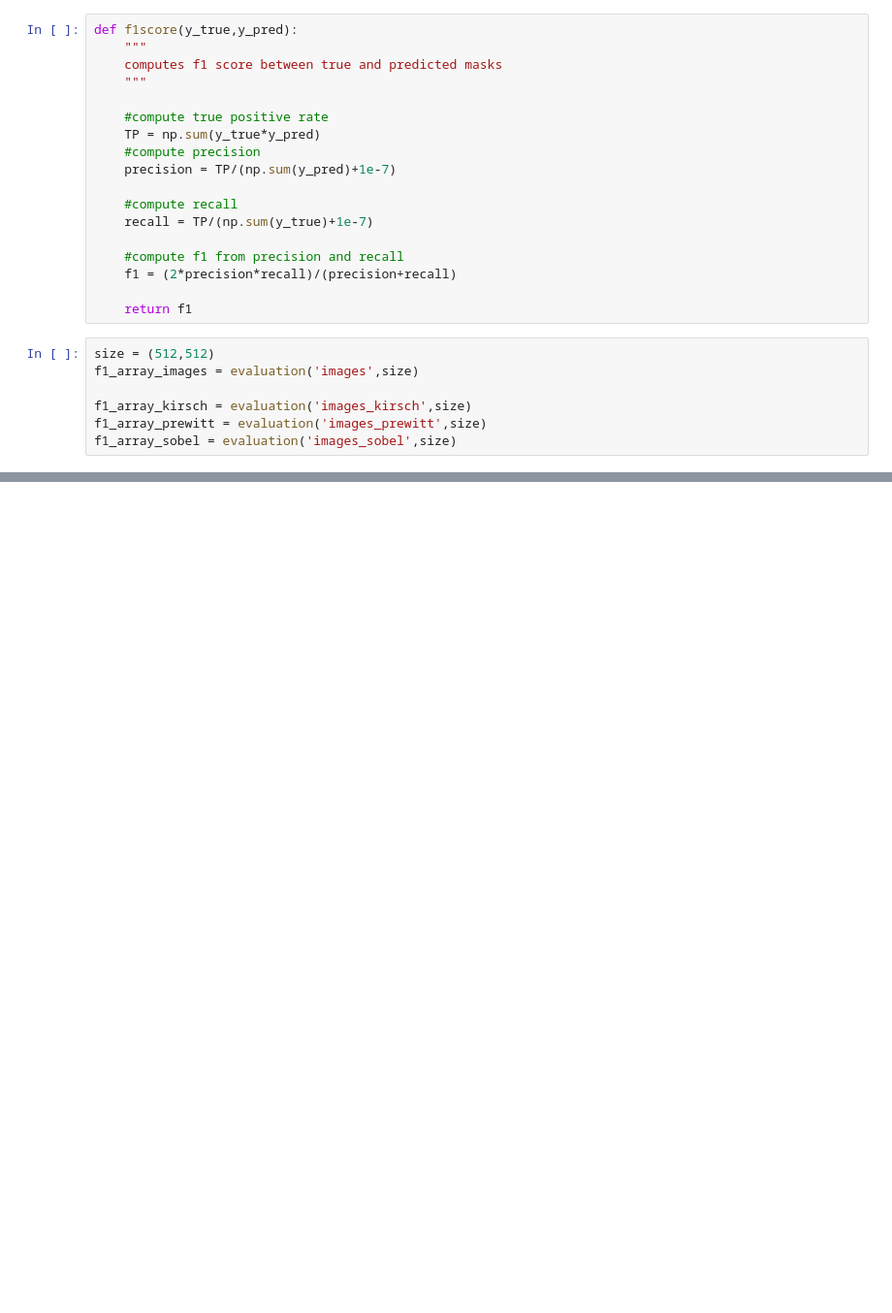
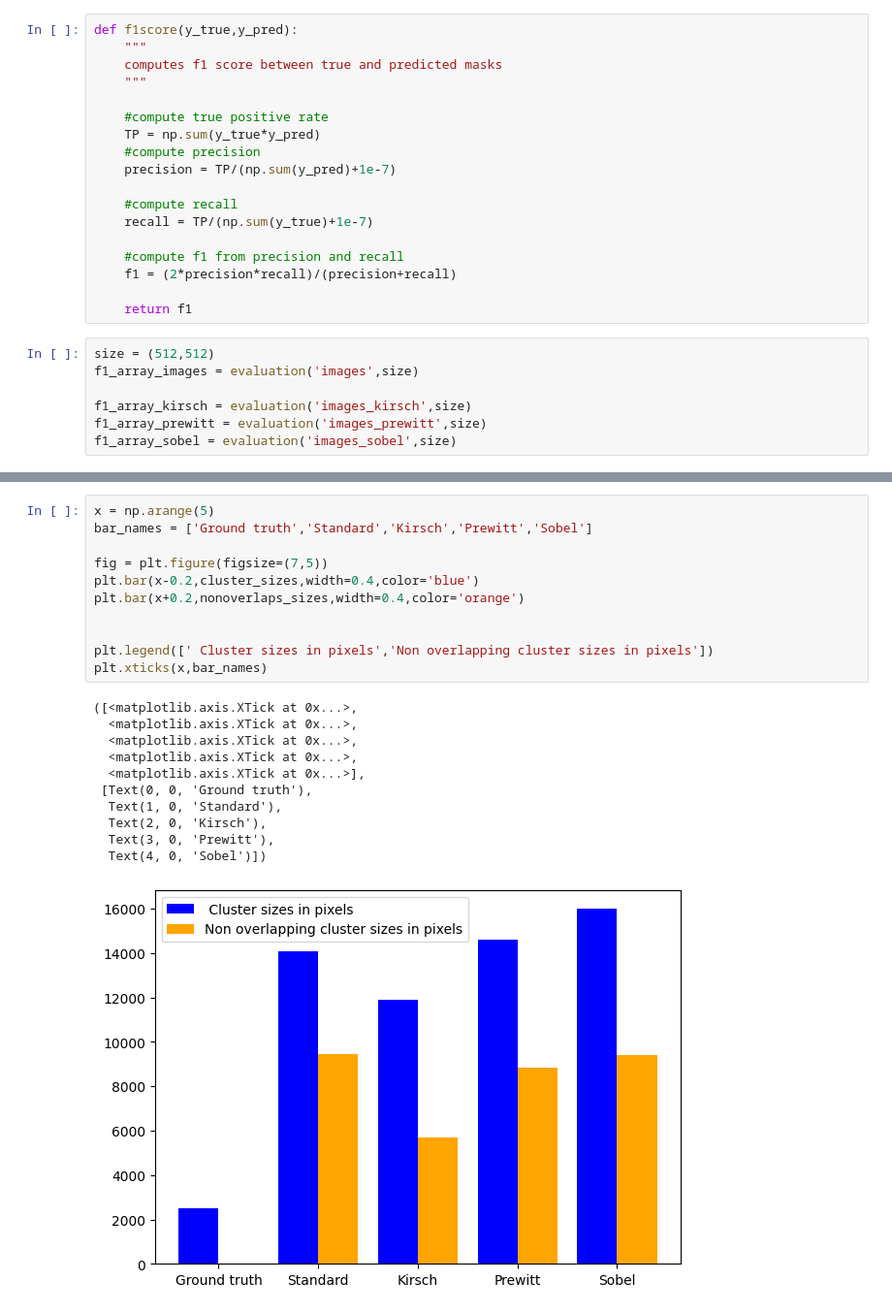
Before and after one commit to PaulZaha/CoronaryArteryDisease_v2, a Jupyter notebook: Models/Evaluation.ipynb, the cells around one changed output, grey strips where cells are left out. Shown at 97% size. Saved outputs shown, nothing was run; the diff lists cells and outputs as text; blank space fills up the shorter version.

```diff
--- a/Models/Evaluation.ipynb
+++ b/Models/Evaluation.ipynb
@@ -264,0 +163,23 @@ print(f1_array_sobel[max_sobel[:30]])
+# %%
+x = np.arange(5)
+bar_names = ['Ground truth','Standard','Kirsch','Prewitt','Sobel']
+
+fig = plt.figure(figsize=(7,5))
+plt.bar(x-0.2,cluster_sizes,width=0.4,color='blue')
+plt.bar(x+0.2,nonoverlaps_sizes,width=0.4,color='orange')
+
+
+plt.legend([' Cluster sizes in pixels','Non overlapping cluster sizes in pixels'])
+plt.xticks(x,bar_names)
+# %% [output]
+([<matplotlib.axis.XTick at 0x...>,
+  <matplotlib.axis.XTick at 0x...>,
+  <matplotlib.axis.XTick at 0x...>,
+  <matplotlib.axis.XTick at 0x...>,
+  <matplotlib.axis.XTick at 0x...>],
+ [Text(0, 0, 'Ground truth'),
+  Text(1, 0, 'Standard'),
+  Text(2, 0, 'Kirsch'),
+  Text(3, 0, 'Prewitt'),
+  Text(4, 0, 'Sobel')])
+[figure, added]
```
Also changed, not shown: parts of 20 cells of this notebook, 8 other files.
